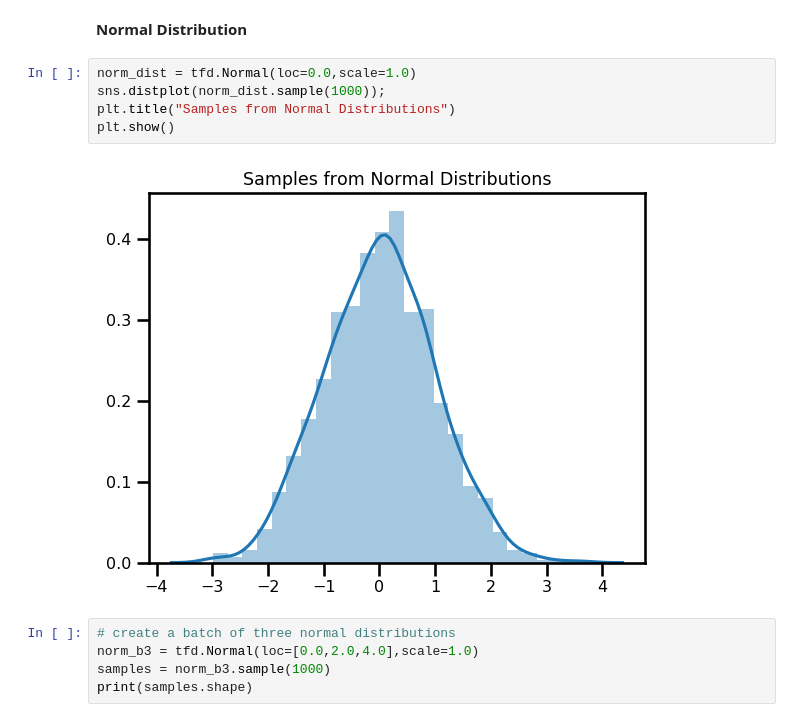
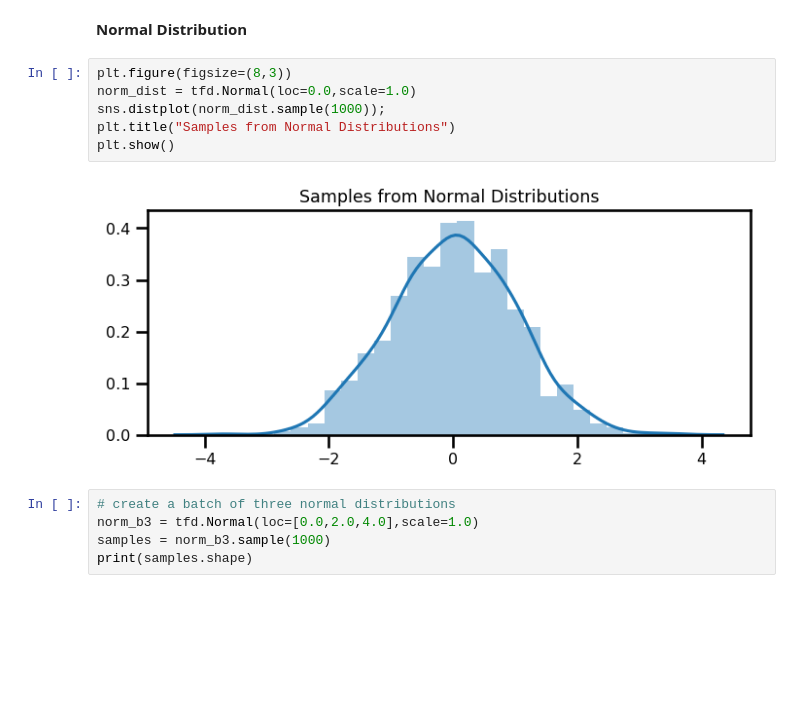
Before and after one commit to ayushmangupta/TF2, a Jupyter notebook: TFP_1.ipynb, the cells around one changed output. Cells and saved outputs as stored; diff of their text form; blank space fills up the shorter version.

```diff
--- a/TFP_1.ipynb
+++ b/TFP_1.ipynb
@@ -92,12 +92,13 @@ VonMisesFisher, Wishart, Zipf
 # %% [markdown]
 **Normal Distribution**
 # %%
+plt.figure(figsize=(8,3))
 norm_dist = tfd.Normal(loc=0.0,scale=1.0)
 sns.distplot(norm_dist.sample(1000));
 plt.title("Samples from Normal Distributions")
 plt.show()
 # %% [output]
-[figure, old version]
+[figure, new version]
 # %%
 # create a batch of three normal distributions
 norm_b3 = tfd.Normal(loc=[0.0,2.0,4.0],scale=1.0)
```
Also changed, not shown: parts of 25 cells of this notebook.
